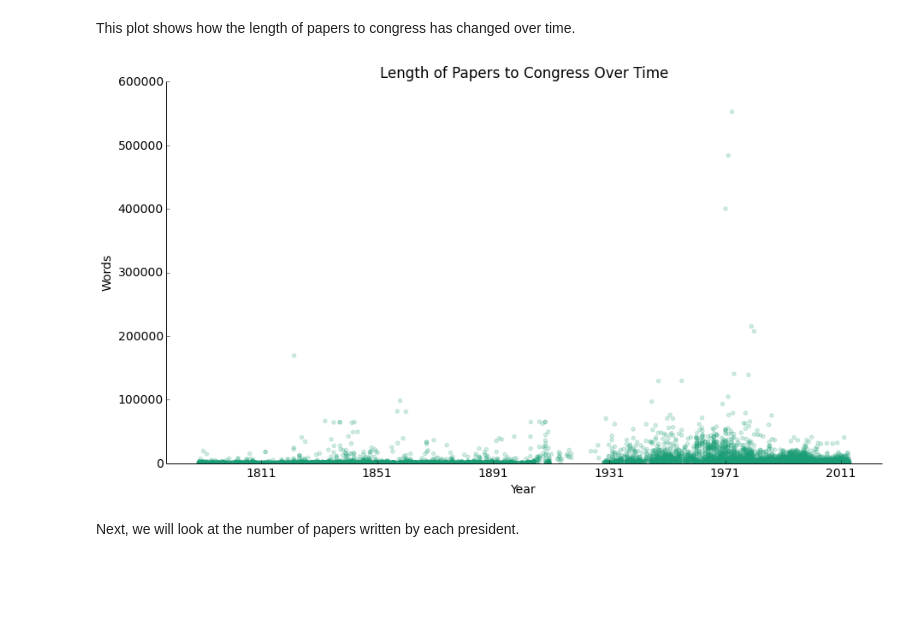
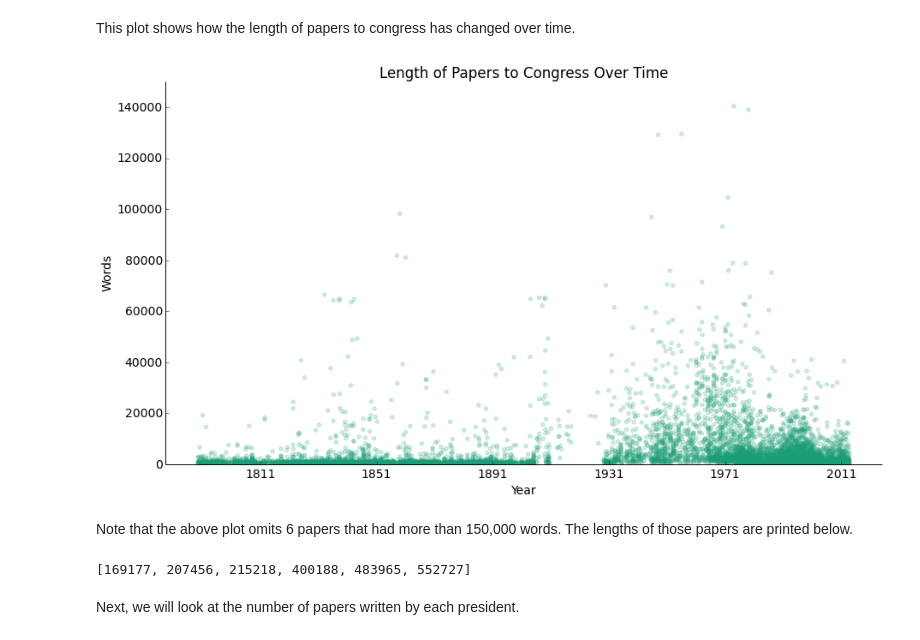
Before and after one commit to rlucioni/executive-evolution, a Jupyter notebook: matt_changes.ipynb, the cells around one changed output. Saved outputs shown, nothing was run; the diff lists cells and outputs as text; code cells hidden in the pictures; blank space fills up the shorter version.

```diff
--- a/matt_changes.ipynb
+++ b/matt_changes.ipynb
@@ -2285,15 +2293,22 @@ def paper_length(dates, text, title):
     plt.title(title)
     plt.xlabel("Year")
     plt.ylabel("Words")
-    plt.ylim(0)
+    plt.ylim(0, 150000)
     remove_border()
+    return lens
 # %%
 dates = list(congress_papers_data.date)
 text = list(congress_papers_data.text)
 dates.reverse()
 text.reverse()
-paper_length(dates, text, "Length of Papers to Congress Over Time")
+paper_lengths = paper_length(dates, text, "Length of Papers to Congress Over Time")
 # %% [output]
-[figure, old version]
+[figure, new version]
+# %% [markdown]
+Note that the above plot omits 6 papers that had more than 150,000 words. The lengths of those papers are printed below.
+# %%
+print sorted(paper_lengths)[-6:]
+# %% [output]
+[169177, 207456, 215218, 400188, 483965, 552727]
 # %% [markdown]
 Next, we will look at the number of papers written by each president.
```
Also changed, not shown: parts of 34 cells of this notebook, 1 other file.
